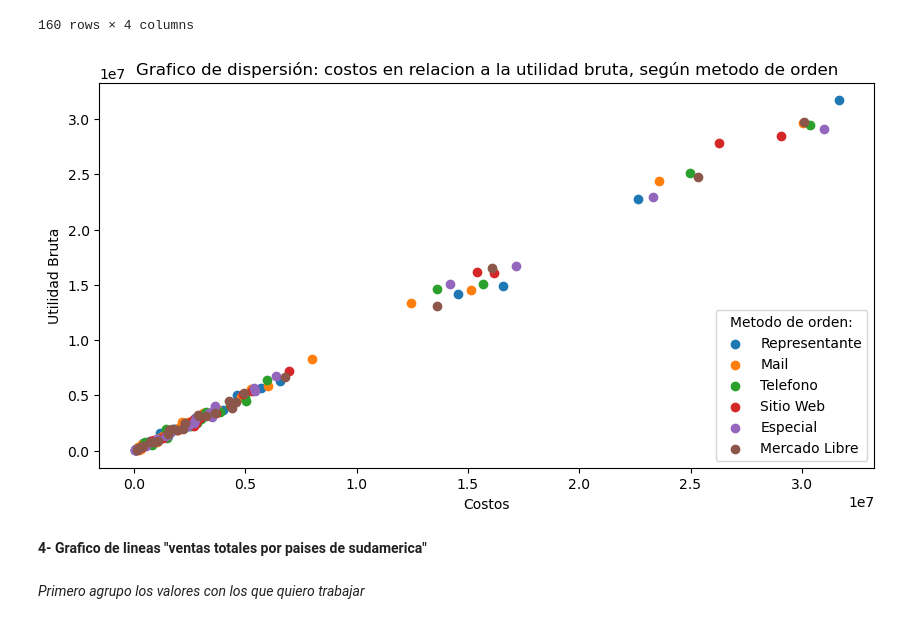
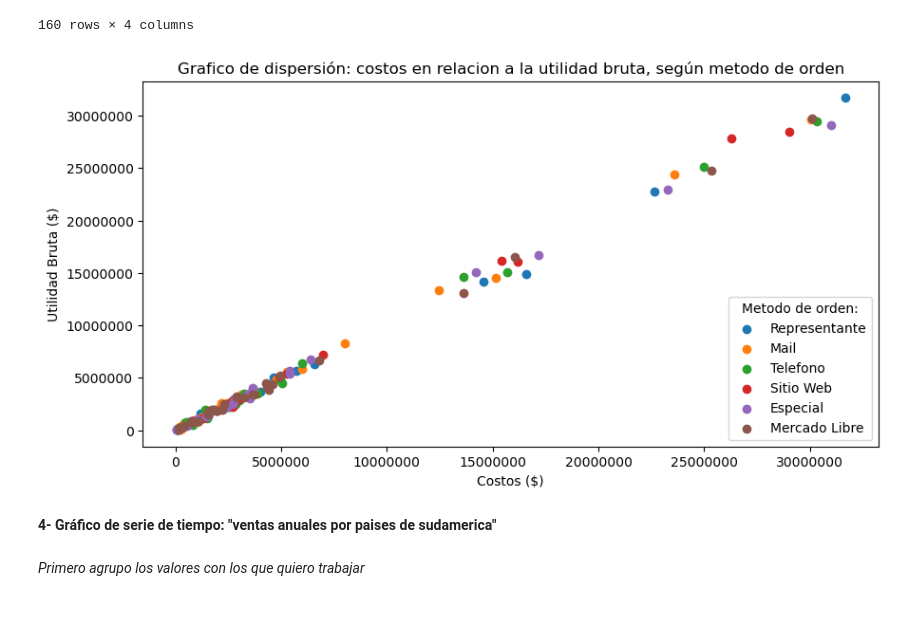
Before and after one commit to manuelpalomeque/ISPC--An-lisisDeDatos--DataBring, a Jupyter notebook: Proyecto Integrador - Analista de Datos - ISPC-Palomeque.ipynb, the cells around one changed output. Cells and saved outputs as stored; diff of their text form; code cells hidden in the pictures.

```diff
--- a/Proyecto Integrador - Analista de Datos - ISPC-Palomeque.ipynb
+++ b/Proyecto Integrador - Analista de Datos - ISPC-Palomeque.ipynb
@@ -762,25 +767,27 @@ ventasUtilidadBruta
 # %%
 plt.figure(figsize=(10, 5))
 
 plt.scatter(ventasUtilidadBruta_Representante['costos'], ventasUtilidadBruta_Representante['utilidad_bruta'], label= 'Representante')
 plt.scatter(ventasUtilidadBruta_Mail['costos'], ventasUtilidadBruta_Mail['utilidad_bruta'], label= 'Mail')
 plt.scatter(ventasUtilidadBruta_Teléfono['costos'], ventasUtilidadBruta_Teléfono['utilidad_bruta'], label= 'Telefono')
 plt.scatter(ventasUtilidadBruta_Website['costos'], ventasUtilidadBruta_Website['utilidad_bruta'], label= 'Sitio Web')
 plt.scatter(ventasUtilidadBruta_Especial['costos'], ventasUtilidadBruta_Especial['utilidad_bruta'], label= 'Especial')
 plt.scatter(ventasUtilidadBruta_MercadoLibre['costos'], ventasUtilidadBruta_MercadoLibre['utilidad_bruta'], label= 'Mercado Libre')
 
+# Evitar la notación científica en el eje "x"e "y"
+plt.ticklabel_format(style='plain', axis='both')
 
 plt.title('Grafico de dispersión: costos en relacion a la utilidad bruta, según metodo de orden')
-plt.xlabel('Costos')
-plt.ylabel('Utilidad Bruta')
+plt.xlabel('Costos ($)')
+plt.ylabel('Utilidad Bruta ($)')
 plt.legend(title = "Metodo de orden:", loc= 'lower right')
 
 
 plt.show()
 # %% [output]
-[figure, old version]
+[figure, new version]
 # %% [markdown]
-**4- Grafico de lineas "ventas totales por paises de sudamerica"**
+**4- Gráfico de serie de tiempo: "ventas anuales por paises de sudamerica"**
 # %% [markdown]
 *Primero agrupo los valores con los que quiero trabajar*
 # %%
```
Also changed, not shown: parts of 4 cells of this notebook.
